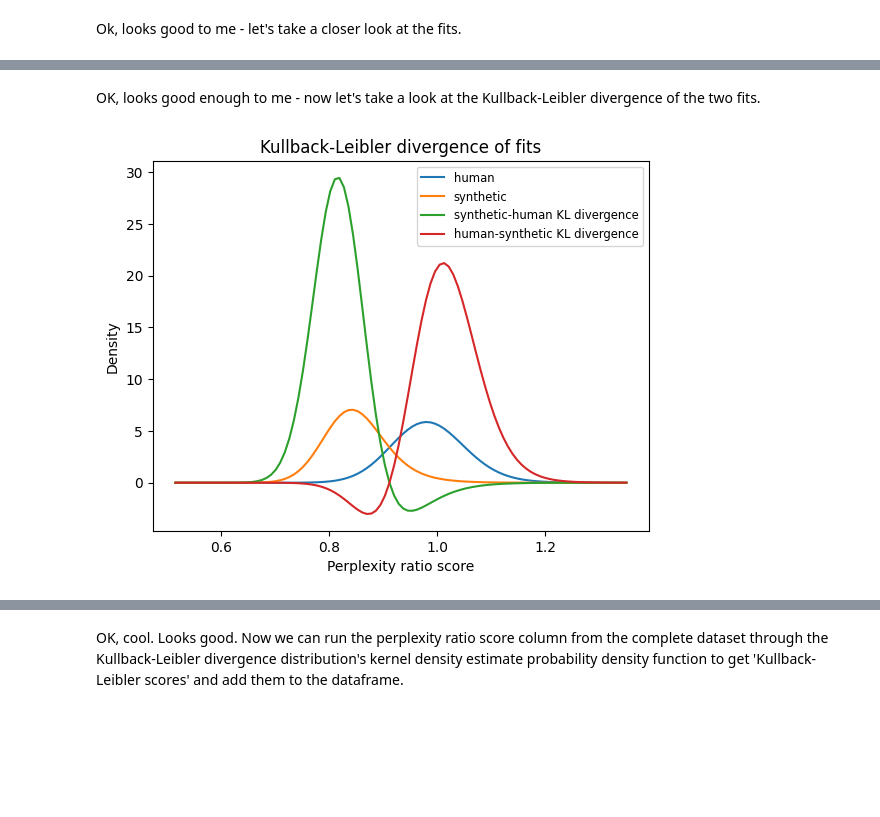
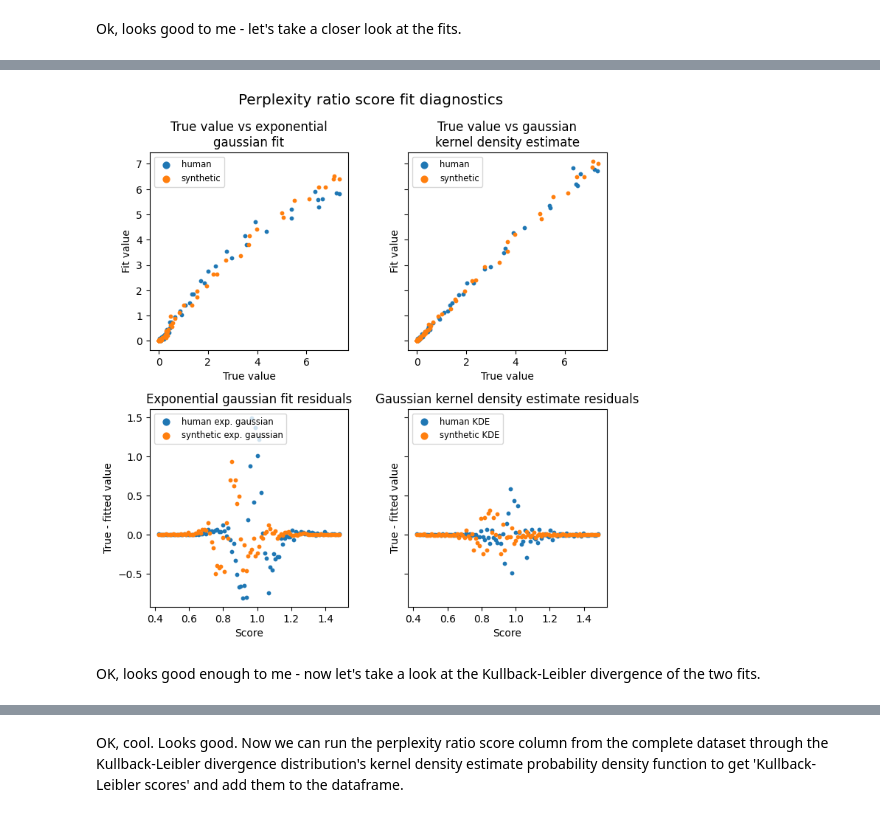
Before and after one commit to gperdrizet/llm_detector, a Jupyter notebook: classifier/notebooks/02-perplexity_ratio_score_finalized.ipynb, the cells around one changed output, grey strips where cells are left out. Saved outputs shown, nothing was run; the diff lists cells and outputs as text; code cells hidden in the pictures; blank space fills up the shorter version.

```diff
--- a/classifier/notebooks/02-perplexity_ratio_score_finalized.ipynb
+++ b/classifier/notebooks/02-perplexity_ratio_score_finalized.ipynb
@@ -98,14 +112,15 @@ plt.show()
+# %%
+plot_funcs.plot_fit_diagnostics(
+        'Perplexity ratio score fit diagnostics',
+        bin_centers,
+        human_density,
+        synthetic_density,
+        human_exp_gaussian_values,
+        synthetic_exp_gaussian_values,
+        human_kde_values,
+        synthetic_kde_values
+).show()
+# %% [output]
+[figure, added]
 # %% [markdown]
 OK, looks good enough to me - now let's take a look at the Kullback-Leibler divergence of the two fits.
-# %%
-plt.title('Kullback-Leibler divergence of fits')
-plt.plot(bin_centers, human_fitted_values, label = 'human perplexity ratio')
-plt.plot(bin_centers, synthetic_fitted_values, label = 'synthetic perplexity ratio')
-plt.plot(bin_centers, helper_funcs.kl_divergence(synthetic_fitted_values, human_fitted_values), label = 'synthetic-human KL divergence')
-plt.plot(bin_centers, helper_funcs.kl_divergence(human_fitted_values, synthetic_fitted_values), label = 'human-synthetic KL divergence')
-plt.xlabel('Perplexity ratio score')
-plt.ylabel('Density')
-plt.legend(loc = 'upper right', fontsize = 'small')
-plt.show()
-# %% [output]
-[figure, removed]
```
Also changed, not shown: parts of 26 cells of this notebook, 8 other files.
